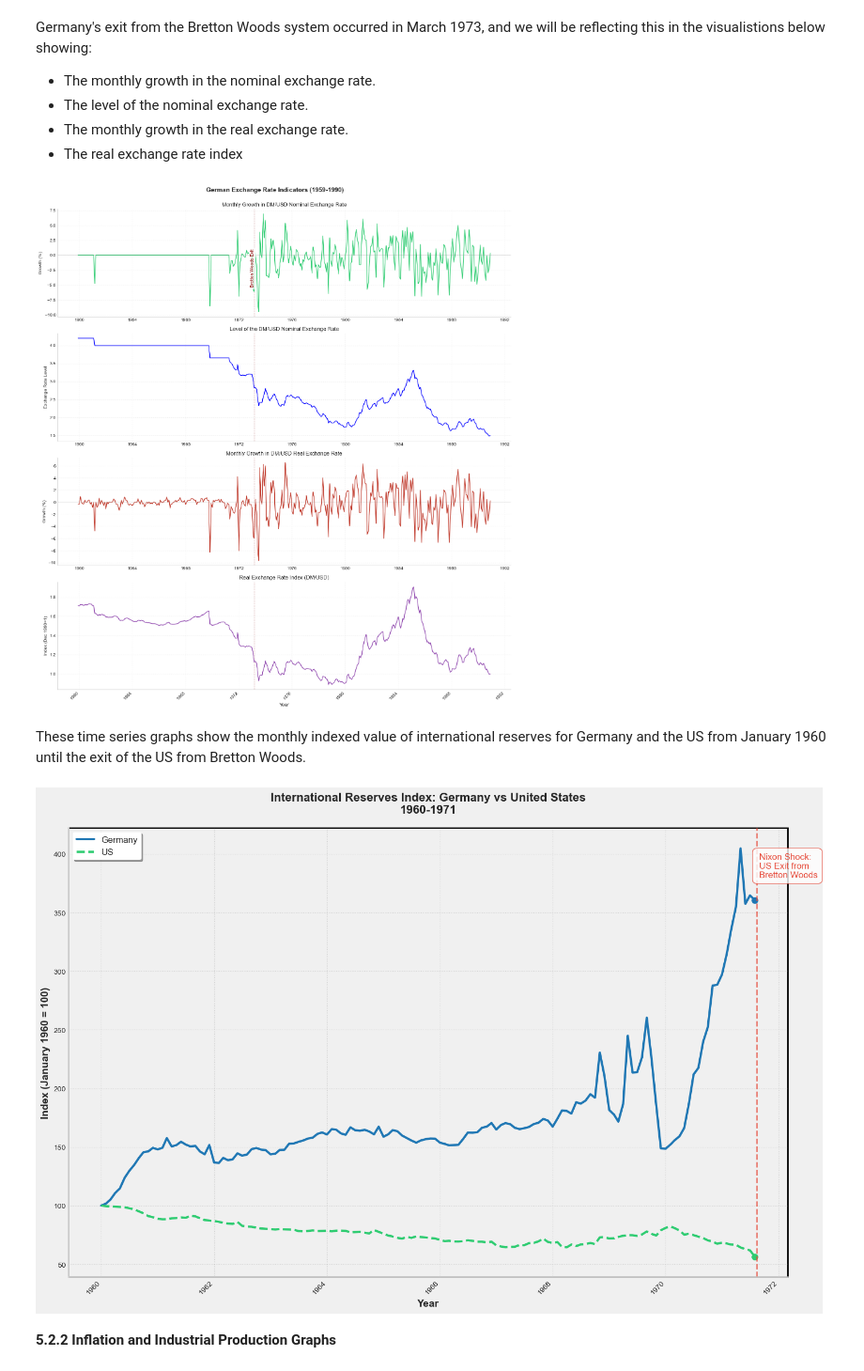
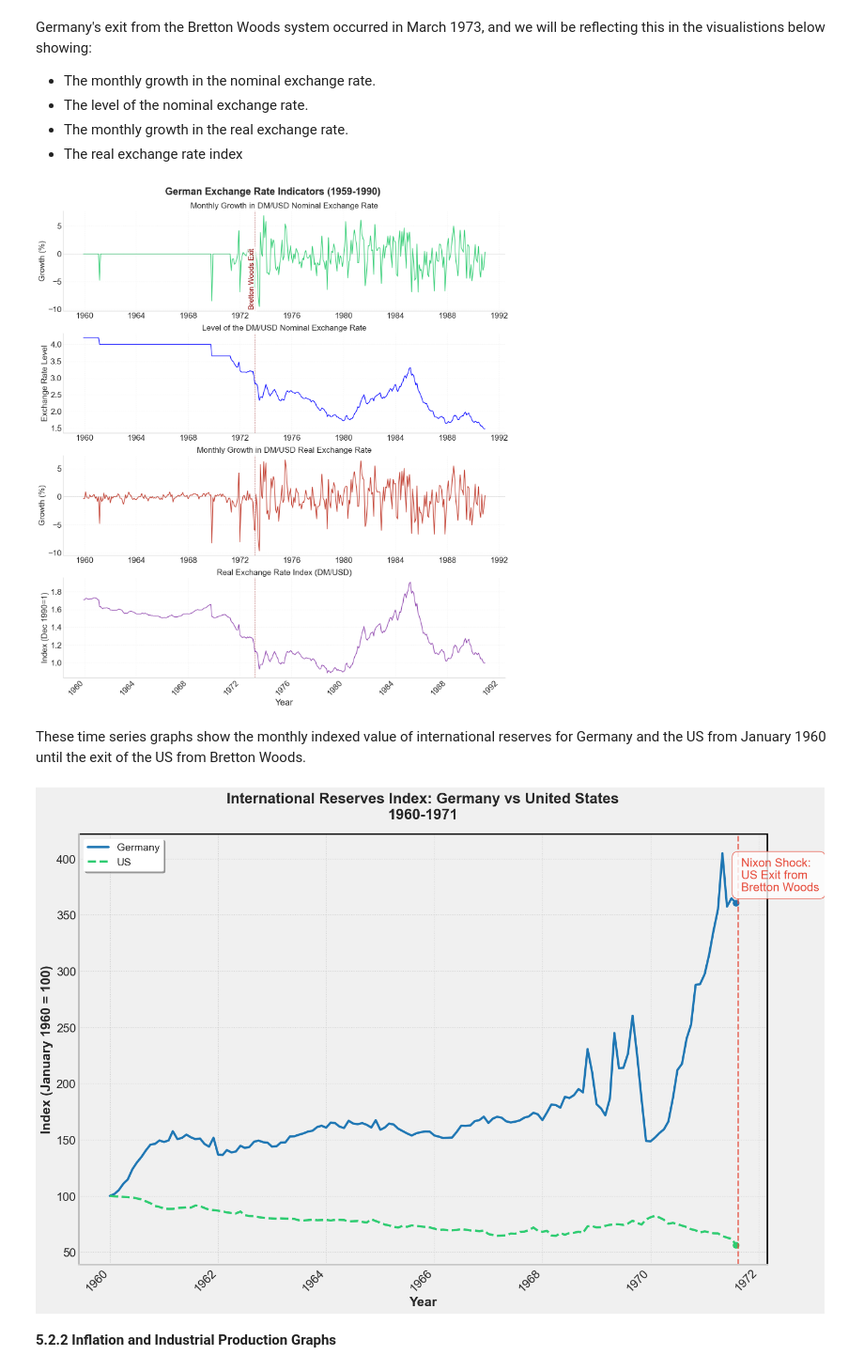
Before and after one commit to EC1B1-Macro-Project/Germany_Coursework, a Jupyter notebook: code/NB00.ipynb, the cells around one changed output. Shown at 94% size. Saved outputs shown, nothing was run; the diff lists cells and outputs as text; code cells hidden in the pictures.

```diff
--- a/code/NB00.ipynb
+++ b/code/NB00.ipynb
@@ -441,40 +453,40 @@ for ax in axs:
                 rotation=90,
                 verticalalignment='top',
                 horizontalalignment='right',
-                fontsize=10,
+                fontsize=16,
                 color='darkred',
                 bbox=dict(facecolor='white', edgecolor='none', alpha=0.7))
 
 # Plot 1: Monthly Growth in Nominal Exchange Rate
 axs[0].plot(germany_df["Date"], germany_df["Nominal Exchange Rate Growth (%)"],
             color="#2ecc71", linewidth=1.5)
-axs[0].set_title("Monthly Growth in DM/USD Nominal Exchange Rate", fontsize=12)
-axs[0].set_ylabel("Growth (%)")
+axs[0].set_title("Monthly Growth in DM/USD Nominal Exchange Rate", fontsize=18)
+axs[0].set_ylabel("Growth (%)", fontsize=18)
 axs[0].axhline(y=0, color='gray', linestyle='-', alpha=0.2)
 
 # Plot 2: Level of Nominal Exchange Rate
 axs[1].plot(germany_df["Date"], germany_df["Nominal Exchange Rate"],
             color="blue", linewidth=1.5)
-axs[1].set_title("Level of the DM/USD Nominal Exchange Rate", fontsize=12)
-axs[1].set_ylabel("Exchange Rate Level")
+axs[1].set_title("Level of the DM/USD Nominal Exchange Rate", fontsize=18)
+axs[1].set_ylabel("Exchange Rate Level", fontsize=18)
 
 # Plot 3: Monthly Growth in Real Exchange Rate
 axs[2].plot(germany_df["Date"], germany_df["Real Exchange Rate Growth (%)"],
             color="#c0392b", linewidth=1.5)
-axs[2].set_title("Monthly Growth in DM/USD Real Exchange Rate", fontsize=12)
-axs[2].set_ylabel("Growth (%)")
+axs[2].set_title("Monthly Growth in DM/USD Real Exchange Rate", fontsize=18)
+axs[2].set_ylabel("Growth (%)", fontsize=18)
 axs[2].axhline(y=0, color='gray', linestyle='-', alpha=0.2)
 
 # Plot 4: Real Exchange Rate Index
 axs[3].plot(germany_df["Date"], germany_df["Real Exchange Rate Index"],
             color="#8e44ad", linewidth=1.5)
-axs[3].set_title("Real Exchange Rate Index (DM/USD)", fontsize=12)
-axs[3].set_ylabel("Index (Dec 1990=1)")
+axs[3].set_title("Real Exchange Rate Index (DM/USD)", fontsize=18)
+axs[3].set_ylabel("Index (Dec 1990=1)", fontsize=18)
 
 # X-axis formatting
-axs[3].set_xlabel("Year", fontsize=11)
+axs[3].set_xlabel("Year", fontsize=20)
 for ax in axs:
-    ax.tick_params(axis='both', labelsize=10)
+    ax.tick_params(axis='both', labelsize=18)
 
 # Rotate x-axis labels and adjust layout
 plt.setp(axs[-1].get_xticklabels(), rotation=45, ha='right')
@@ -482,11 +494,11 @@ plt.tight_layout()
 
 # Add main title with more space
 fig.suptitle("German Exchange Rate Indicators (1959-1990)",
-             y=1.02, fontsize=14, fontweight='bold')
+             y=1.02, fontsize=22, fontweight='bold')
 
 plt.show()
 # %% [output]
-[figure, old version]
+[figure, new version]
 # %% [markdown]
 These time series graphs show  the monthly indexed value of international reserves for Germany and the US from January 1960 until the exit of the US from Bretton Woods.
 # %%
@@ -506,7 +518,7 @@ fig, ax = plt.subplots(figsize=(15, 10))
 fig.patch.set_facecolor('#f0f0f0')
 ax.set_facecolor('#f0f0f0')
 
-# Define better colors
+# Define colors
 colors = {'Germany': '#1f77b4', 'US': '#2ecc71'}
 styles = {'Germany': '-', 'US': '--'}
 
@@ -530,14 +542,14 @@ for country in ['Germany', 'US']:
 # Add vertical line for US exit with enhanced styling
 ax.axvline(x=us_exit_date, color='#e74c3c', linestyle='--', alpha=0.7, linewidth=2)
 
-# Add annotation with better formatting
+# Add annotation
 ax.text(us_exit_date, ax.get_ylim()[1] * 0.95,
         ' Nixon Shock:\n US Exit from\n Bretton Woods',
         rotation=0,
         verticalalignment='top',
         horizontalalignment='left',
         color='#e74c3c',
-        fontsize=12,
+        fontsize=16,
         bbox=dict(facecolor='white',
                  edgecolor='#e74c3c',
                  boxstyle='round,pad=0.5',
@@ -548,42 +560,41 @@ ax.grid(True, linestyle=':', alpha=0.3, color='gray')
 
 # Remove spines
 ax.spines['top'].set_visible(False)
 ax.spines['right'].set_visible(False)
 ax.spines['left'].set_linewidth(2)
 ax.spines['bottom'].set_linewidth(2)
 
-# Customize title and labels with better fonts
+# Customize title and labels
 plt.title('International Reserves Index: Germany vs United States\n1960-1971',
-          fontsize=16,
+          fontsize=20,
           pad=20,
           fontweight='bold')
-plt.xlabel('Year', fontsize=14, fontweight='bold')
-plt.ylabel('Index (January 1960 = 100)', fontsize=14, fontweight='bold')
+plt.xlabel('Year', fontsize=18, fontweight='bold')
+plt.ylabel('Index (January 1960 = 100)', fontsize=18, fontweight='bold')
 
 # Enhance legend
-legend = plt.legend(fontsize=12,
+legend = plt.legend(fontsize=14,
                    frameon=True,
                    facecolor='white',
                    edgecolor='none',
                    shadow=True,
                    loc='upper left')
 
 # Rotate x-axis labels
-plt.xticks(rotation=45, ha='right', fontsize=10)
-plt.yticks(fontsize=10)
+plt.xticks(rotation=45, ha='right', fontsize=16)
+plt.yticks(fontsize=16)
 
 # Add a subtle box around the plot
 ax.set_frame_on(True)
 ax.patch.set_edgecolor('black')
 ax.patch.set_linewidth(2)
 
 # Adjust layout
 plt.tight_layout()
 
-
 plt.show()
 # %% [output]
-[figure, old version]
+[figure, new version]
 # %% [markdown]
 <font style='font-size:1.25em'>**5.2.2 Inflation and Industrial Production Graphs**</font>
 # %% [markdown]
```
Also changed, not shown: parts of 35 cells of this notebook.
